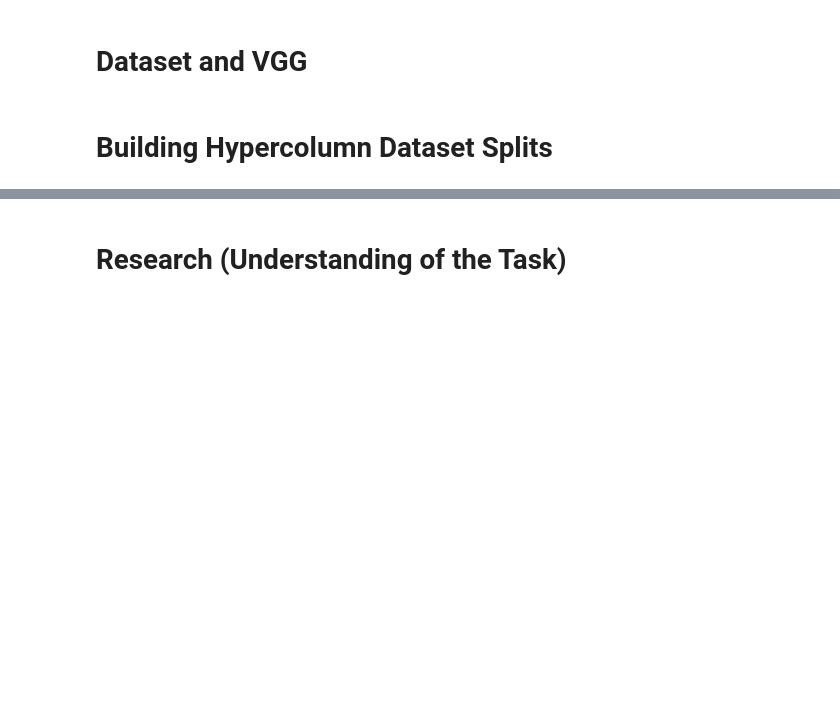
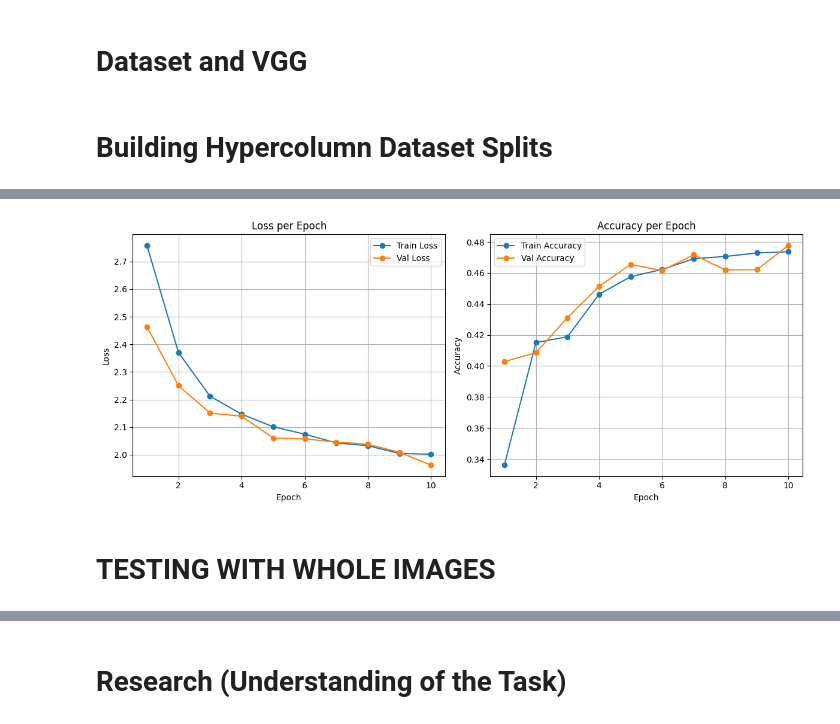
Before and after one commit to mutrera-2004/Semantic-Segmentation-using-Hypercolumns, a Jupyter notebook: final_project_v1.ipynb, the cells around one changed output, grey strips where cells are left out. Cells and saved outputs as stored; diff of their text form; code cells hidden in the pictures; blank space fills up the shorter version.

```diff
--- a/final_project_v1.ipynb
+++ b/final_project_v1.ipynb
@@ -172,6 +180,7 @@ def sample_hypercolumns_per_image(hyper, label, samples_per_class=3):
 
     # get unique classes in this image
     classes = torch.unique(label)
+    classes = classes[classes != 255] # ignore the countour from labeled images as this is not a class
 
     for cls in classes:
         # find pixels belonging to this class
@@ -198,7 +207,7 @@ import torch
 from torch.utils.data import IterableDataset
 
 class HypercolumnPixelDataset(IterableDataset):
-    def __init__(self, voc_loader, vgg_model, samples_per_class=3, device='mps'):
+    def __init__(self, voc_loader, vgg_model, device='mps', samples_per_class=3):
         """
         voc_loader: DataLoader yielding (img_batch, label_batch)
         vgg_model: pretrained VGG feature extractor
@@ -229,7 +238,7 @@ class HypercolumnPixelDataset(IterableDataset):
                 sampled = sample_hypercolumns_per_image(hyper, lbl, self.samples_per_class) # list[(hyper, lbl)]
 
                 # 3️⃣ Yield each sampled pixel
-                for feature, label in sampled:
-                    yield feature.view(-1).cpu(), label.view(-1).cpu()
+                for hyp, label in sampled:
+                    yield hyp.view(-1), label.view(-1) # around 8 * 22 for each VOC batch
 # %%
 HYPER_BATCH_SIZE = 64
@@ -247,0 +367,10 @@ test_pixel_loader = DataLoader(test_pixel_dataset, batch_size=HYPER_BATCH_SIZE)
+# %%
+LR = 1e-3
+WEIGHT_DECAY = 1e-4
+P = 0.9
+EPOCHS = 10
+DEVICE = get_device()
+
+hc_classifier = HC_Classifier()
+optimizer = optim.SGD(hc_classifier.parameters(), LR, P, WEIGHT_DECAY)
+loss_train, acc_train, loss_val, acc_val = train_hc_classifier(train_pixel_loader, val_pixel_loader, hc_classifier, optimizer, DEVICE, EPOCHS)
@@ -247,0 +382,31 @@ test_pixel_loader = DataLoader(test_pixel_dataset, batch_size=HYPER_BATCH_SIZE)
+# %%
+epochs = range(1, len(loss_train) + 1)
+
+plt.figure(figsize=(12,5))
+
+# ---- Loss plot ----
+plt.subplot(1,2,1)
+plt.plot(epochs, loss_train, marker='o', label="Train Loss")
+plt.plot(epochs, loss_val, marker='o', label="Val Loss")
+plt.title("Loss per Epoch")
+plt.xlabel("Epoch")
+plt.ylabel("Loss")
+plt.legend()
+plt.grid(True)
+
+# ---- Accuracy plot ----
+plt.subplot(1,2,2)
+plt.plot(epochs, acc_train, marker='o', label="Train Accuracy")
+plt.plot(epochs, acc_val, marker='o', label="Val Accuracy")
+plt.title("Accuracy per Epoch")
+plt.xlabel("Epoch")
+plt.ylabel("Accuracy")
+plt.legend()
+plt.grid(True)
+
+plt.tight_layout()
+plt.show()
+# %% [output]
+[figure, added]
+# %% [markdown]
+# TESTING WITH WHOLE IMAGES
```
Also changed, not shown: parts of 15 cells of this notebook.
